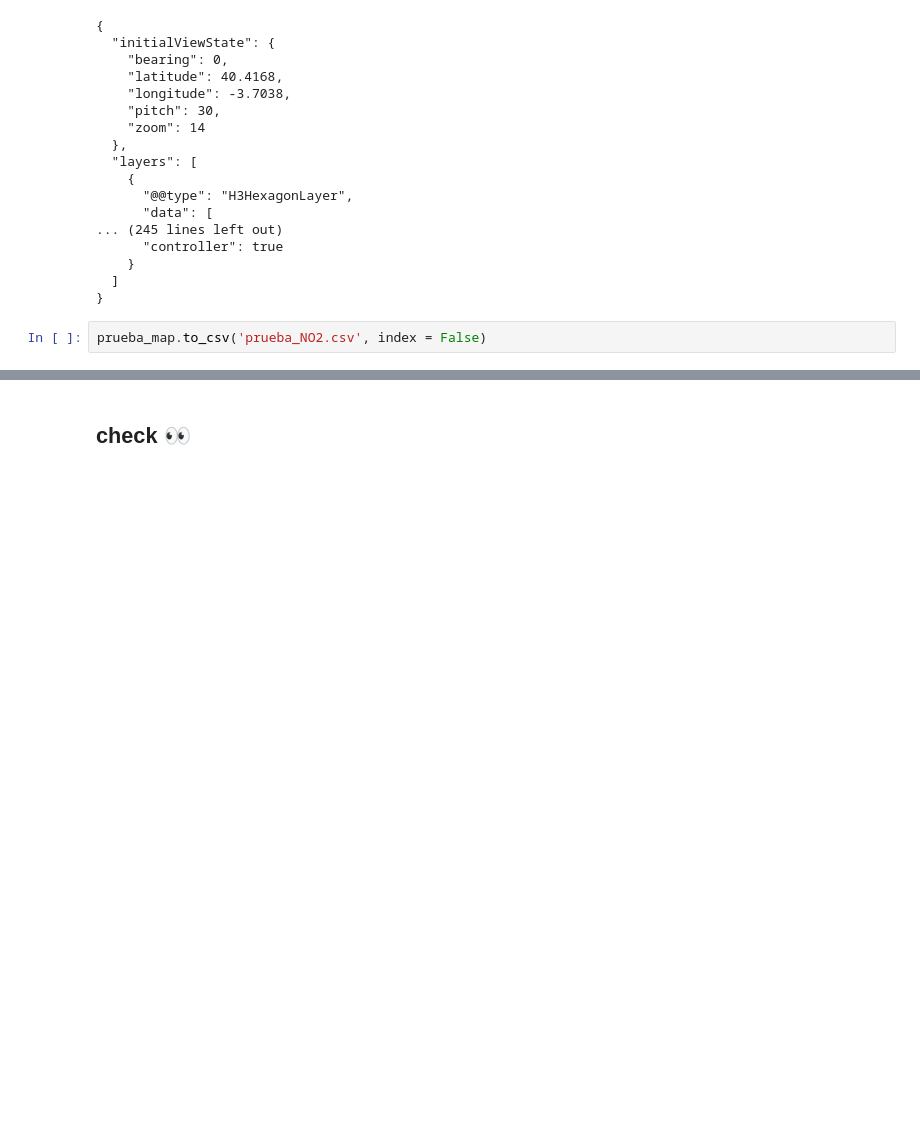
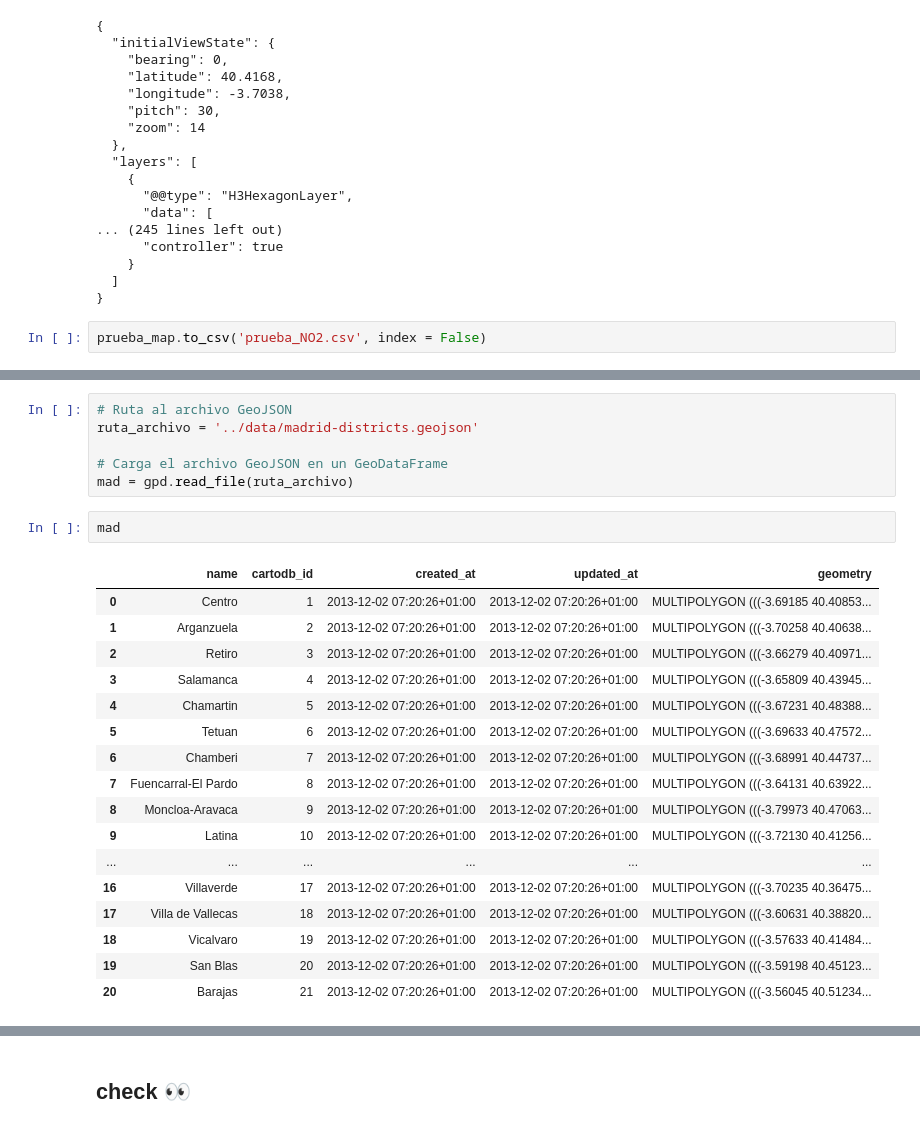
Before and after one commit to charlieciordia/AQ-MAD, a Jupyter notebook: notebook/AQ.ipynb, the cells around one changed output, grey strips where cells are left out. Saved outputs shown, nothing was run; the diff lists cells and outputs as text; blank space fills up the shorter version.

```diff
--- a/notebook/AQ.ipynb
+++ b/notebook/AQ.ipynb
@@ -401,0 +538,26 @@ prueba_map.to_csv('prueba_NO2.csv', index = False)
+# %%
+# Ruta al archivo GeoJSON
+ruta_archivo = '../data/madrid-districts.geojson'
+
+# Carga el archivo GeoJSON en un GeoDataFrame
+mad = gpd.read_file(ruta_archivo)
+# %%
+mad
+# %% [output]
+|  | name | cartodb_id | created_at | updated_at | geometry |
+| 0 | Centro | 1 | 2013-12-02 07:20:26+01:00 | 2013-12-02 07:20:26+01:00 | MULTIPOLYGON (((-3.69185 40.40853... |
+| 1 | Arganzuela | 2 | 2013-12-02 07:20:26+01:00 | 2013-12-02 07:20:26+01:00 | MULTIPOLYGON (((-3.70258 40.40638... |
+| 2 | Retiro | 3 | 2013-12-02 07:20:26+01:00 | 2013-12-02 07:20:26+01:00 | MULTIPOLYGON (((-3.66279 40.40971... |
+| 3 | Salamanca | 4 | 2013-12-02 07:20:26+01:00 | 2013-12-02 07:20:26+01:00 | MULTIPOLYGON (((-3.65809 40.43945... |
+| 4 | Chamartin | 5 | 2013-12-02 07:20:26+01:00 | 2013-12-02 07:20:26+01:00 | MULTIPOLYGON (((-3.67231 40.48388... |
+| 5 | Tetuan | 6 | 2013-12-02 07:20:26+01:00 | 2013-12-02 07:20:26+01:00 | MULTIPOLYGON (((-3.69633 40.47572... |
+| 6 | Chamberi | 7 | 2013-12-02 07:20:26+01:00 | 2013-12-02 07:20:26+01:00 | MULTIPOLYGON (((-3.68991 40.44737... |
+| 7 | Fuencarral-El Pardo | 8 | 2013-12-02 07:20:26+01:00 | 2013-12-02 07:20:26+01:00 | MULTIPOLYGON (((-3.64131 40.63922... |
+| 8 | Moncloa-Aravaca | 9 | 2013-12-02 07:20:26+01:00 | 2013-12-02 07:20:26+01:00 | MULTIPOLYGON (((-3.79973 40.47063... |
+| 9 | Latina | 10 | 2013-12-02 07:20:26+01:00 | 2013-12-02 07:20:26+01:00 | MULTIPOLYGON (((-3.72130 40.41256... |
+| ... | ... | ... | ... | ... | ... |
+| 16 | Villaverde | 17 | 2013-12-02 07:20:26+01:00 | 2013-12-02 07:20:26+01:00 | MULTIPOLYGON (((-3.70235 40.36475... |
+| 17 | Villa de Vallecas | 18 | 2013-12-02 07:20:26+01:00 | 2013-12-02 07:20:26+01:00 | MULTIPOLYGON (((-3.60631 40.38820... |
+| 18 | Vicalvaro | 19 | 2013-12-02 07:20:26+01:00 | 2013-12-02 07:20:26+01:00 | MULTIPOLYGON (((-3.57633 40.41484... |
+| 19 | San Blas | 20 | 2013-12-02 07:20:26+01:00 | 2013-12-02 07:20:26+01:00 | MULTIPOLYGON (((-3.59198 40.45123... |
+| 20 | Barajas | 21 | 2013-12-02 07:20:26+01:00 | 2013-12-02 07:20:26+01:00 | MULTIPOLYGON (((-3.56045 40.51234... |
```
Also changed, not shown: parts of 13 cells of this notebook, 11 other files.
